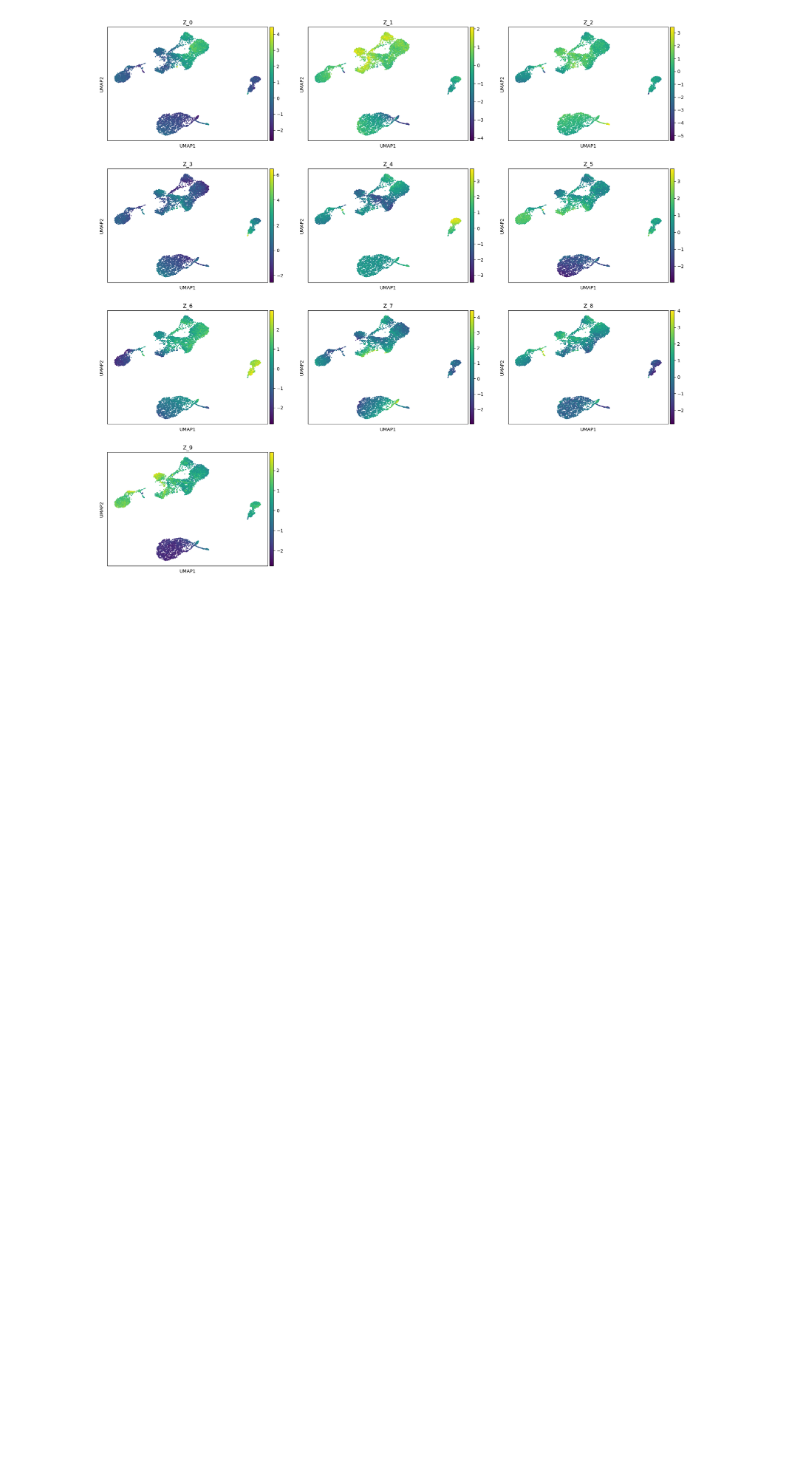
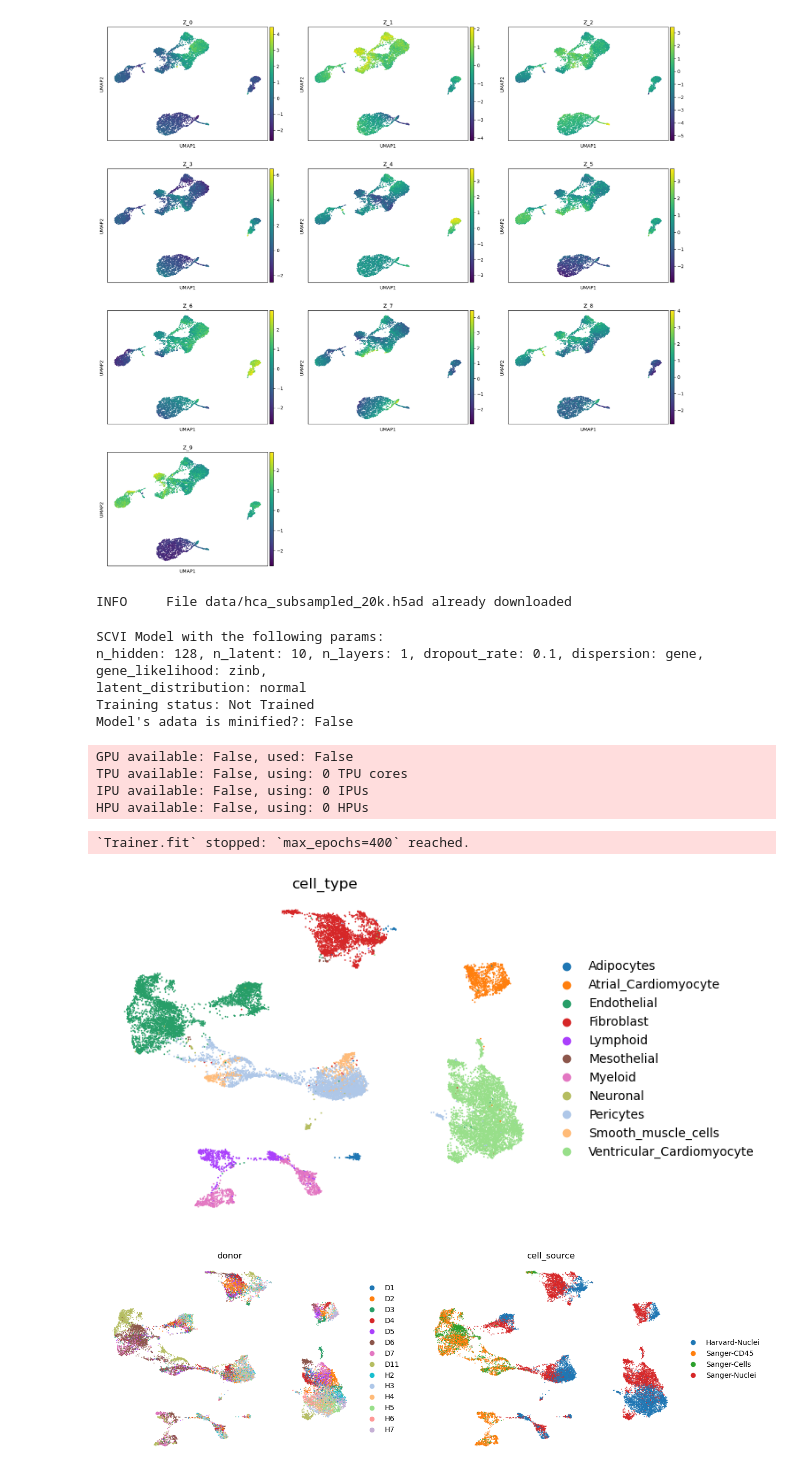
Before and after one commit to LeanderDiazBone/BachelorThesis, a Jupyter notebook: scvi-tools_tutorial.ipynb, the cells around one changed output. Cells and saved outputs as stored; diff of their text form; code cells hidden in the pictures; blank space fills up the shorter version.

Commit message:
Worked on mnist vae and scvi tutorial.

```diff
--- a/scvi-tools_tutorial.ipynb
+++ b/scvi-tools_tutorial.ipynb
@@ -143,3 +145,21 @@ zs = [f"Z_{i}" for i in range(model.n_latent)]
 sc.pl.umap(adata, color=zs, ncols=3)
 # %% [output]
 [figure]
+# %%
+adata = scvi.data.heart_cell_atlas_subsampled()
+# %% [output]
+INFO     File data/hca_subsampled_20k.h5ad already downloaded
+# %%
+sc.pp.filter_genes(adata, min_counts=3)
+adata.layers["counts"] = adata.X.copy()  # preserve counts
+sc.pp.normalize_total(adata, target_sum=1e4)
+sc.pp.log1p(adata)
+adata.raw = adata  # freeze the state in `.raw`
+sc.pp.highly_variable_genes(
+    adata,
+    n_top_genes=1200,
+    subset=True,
+    layer="counts",
+    flavor="seurat_v3",
+    batch_key="cell_source",
+)
@@ -145,0 +175,35 @@ sc.pl.umap(adata, color=zs, ncols=3)
+# %%
+model
+# %% [output]
+SCVI Model with the following params:
+n_hidden: 128, n_latent: 10, n_layers: 1, dropout_rate: 0.1, dispersion: gene, gene_likelihood: zinb,
+latent_distribution: normal
+Training status: Not Trained
+Model's adata is minified?: False
+# %%
+model.train()
+# %% [output]
+GPU available: False, used: False
+TPU available: False, using: 0 TPU cores
+IPU available: False, using: 0 IPUs
+HPU available: False, using: 0 HPUs
+`Trainer.fit` stopped: `max_epochs=400` reached.
+# %%
+# run PCA then generate UMAP plots
+sc.tl.pca(adata)
+sc.pp.neighbors(adata, n_pcs=30, n_neighbors=20)
+sc.tl.umap(adata, min_dist=0.3)
+sc.pl.umap(
+    adata,
+    color=["cell_type"],
+    frameon=False,
+)
+sc.pl.umap(
+    adata,
+    color=["donor", "cell_source"],
+    ncols=2,
+    frameon=False,
+)
+# %% [output]
+[figure, added]
+[figure, added]
```
Also changed, not shown: parts of 4 cells of this notebook, 2 other files.
